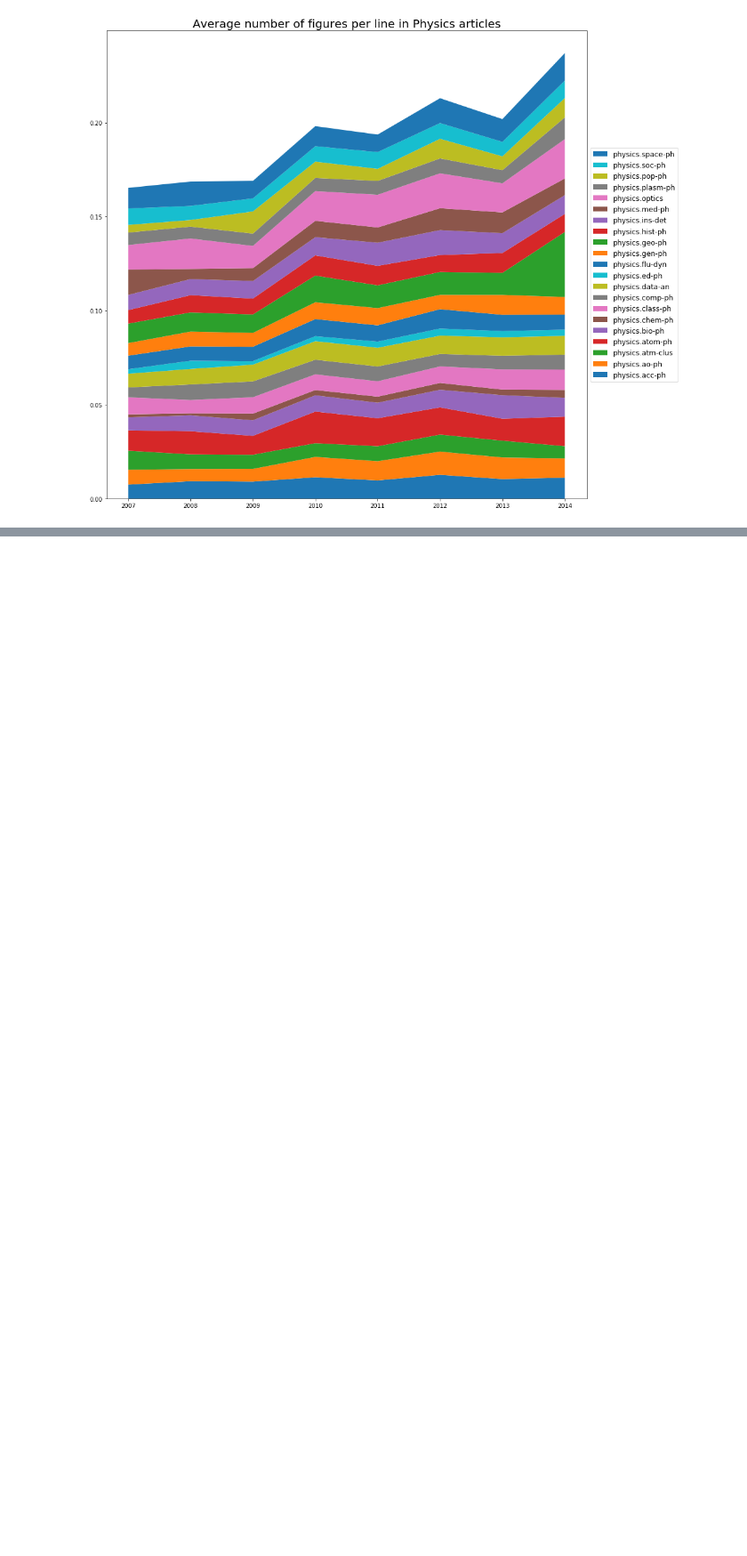
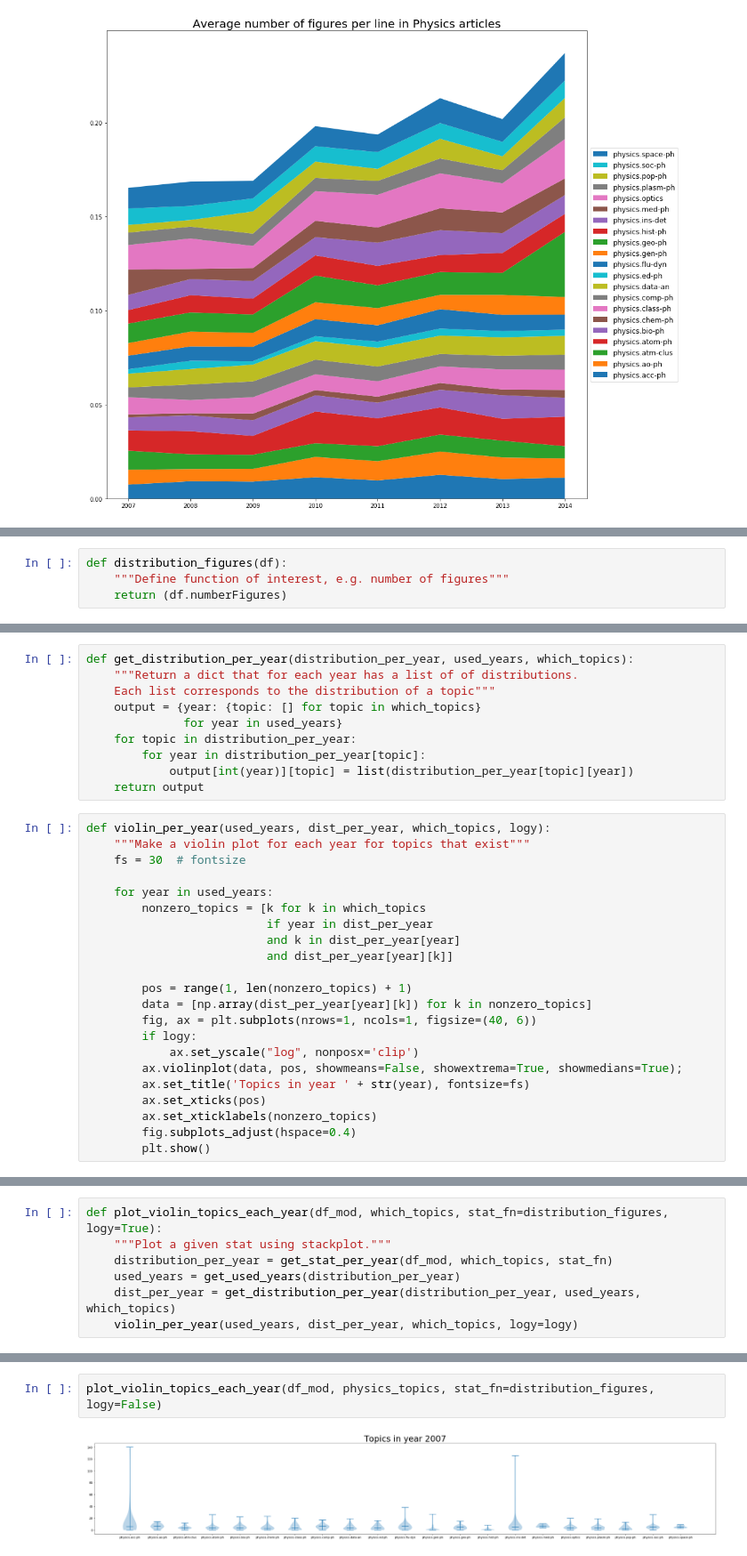
Before and after one commit to penrose/arxiv-equations, a Jupyter notebook: analysis/arxiv-count-analysis.ipynb, the cells around one changed output, grey strips where cells are left out. Shown at 89% size. Drawn from its saved outputs; the diff is of its cells as text; blank space fills up the shorter version.

```diff
--- a/analysis/arxiv-count-analysis.ipynb
+++ b/analysis/arxiv-count-analysis.ipynb
@@ -364,0 +367,4 @@ for name, topic_list in topic_dict.items():
+# %%
+def distribution_figures(df):
+    """Define function of interest, e.g. number of figures"""
+    return (df.numberFigures)
@@ -364,0 +381,32 @@ for name, topic_list in topic_dict.items():
+# %%
+def get_distribution_per_year(distribution_per_year, used_years, which_topics):
+    """Return a dict that for each year has a list of of distributions.
+    Each list corresponds to the distribution of a topic"""
+    output = {year: {topic: [] for topic in which_topics}
+              for year in used_years}
+    for topic in distribution_per_year:
+        for year in distribution_per_year[topic]:
+            output[int(year)][topic] = list(distribution_per_year[topic][year])
+    return output
+# %%
+def violin_per_year(used_years, dist_per_year, which_topics, logy):
+    """Make a violin plot for each year for topics that exist"""
+    fs = 30  # fontsize
+
+    for year in used_years:
+        nonzero_topics = [k for k in which_topics
+                          if year in dist_per_year
+                          and k in dist_per_year[year]
+                          and dist_per_year[year][k]]
+
+        pos = range(1, len(nonzero_topics) + 1)
+        data = [np.array(dist_per_year[year][k]) for k in nonzero_topics]
+        fig, ax = plt.subplots(nrows=1, ncols=1, figsize=(40, 6))
+        if logy:
+            ax.set_yscale("log", nonposx='clip')
+        ax.violinplot(data, pos, showmeans=False, showextrema=True, showmedians=True);
+        ax.set_title('Topics in year ' + str(year), fontsize=fs)
+        ax.set_xticks(pos)
+        ax.set_xticklabels(nonzero_topics)
+        fig.subplots_adjust(hspace=0.4)
+        plt.show()
@@ -364,0 +435,7 @@ for name, topic_list in topic_dict.items():
+# %%
+def plot_violin_topics_each_year(df_mod, which_topics, stat_fn=distribution_figures, logy=True):
+    """Plot a given stat using stackplot."""
+    distribution_per_year = get_stat_per_year(df_mod, which_topics, stat_fn)
+    used_years = get_used_years(distribution_per_year)
+    dist_per_year = get_distribution_per_year(distribution_per_year, used_years, which_topics)
+    violin_per_year(used_years, dist_per_year, which_topics, logy=logy)
@@ -364,0 +449,4 @@ for name, topic_list in topic_dict.items():
+# %%
+plot_violin_topics_each_year(df_mod, physics_topics, stat_fn=distribution_figures, logy=False)
+# %% [output]
+[figure, added]
```
Also changed, not shown: parts of 6 cells of this notebook.
